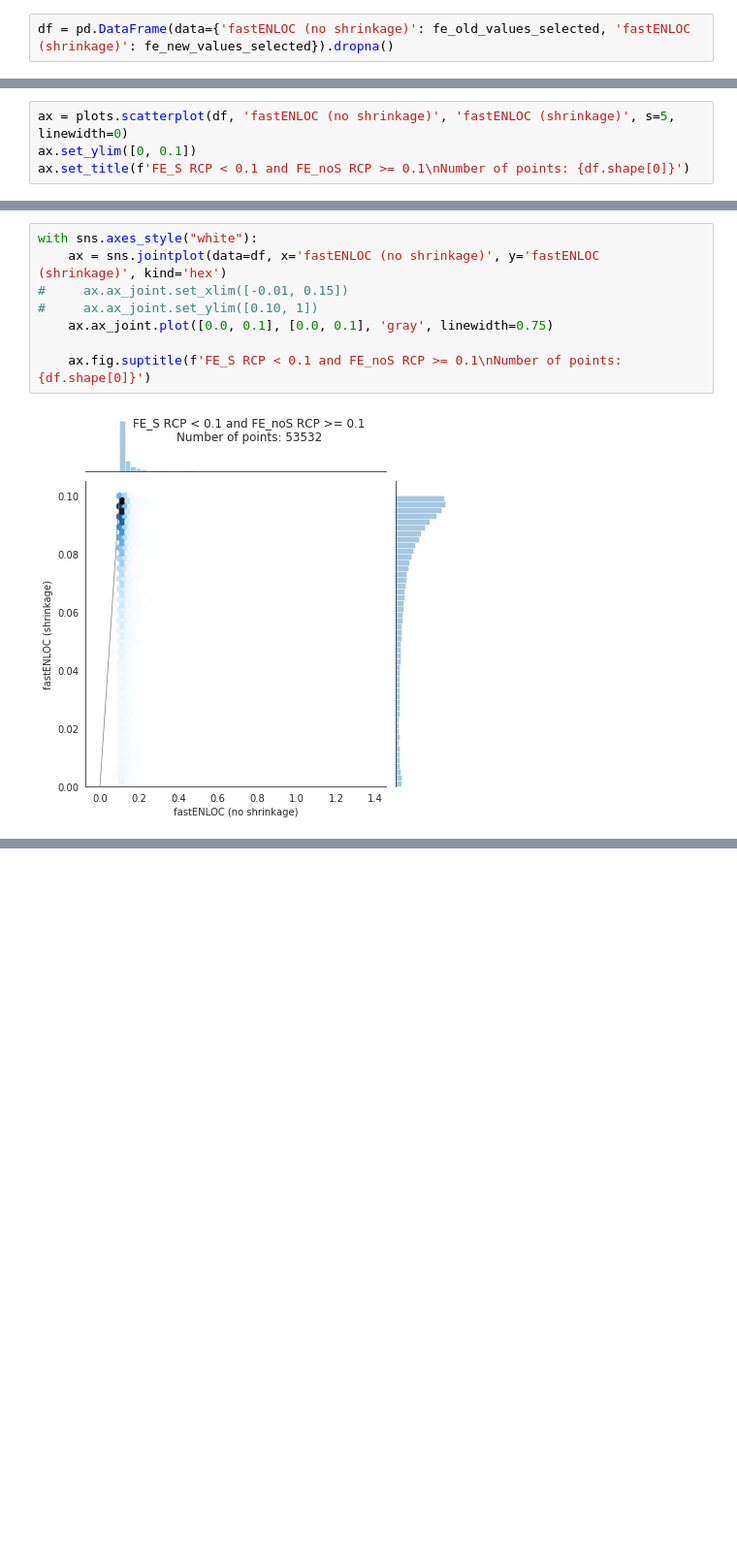
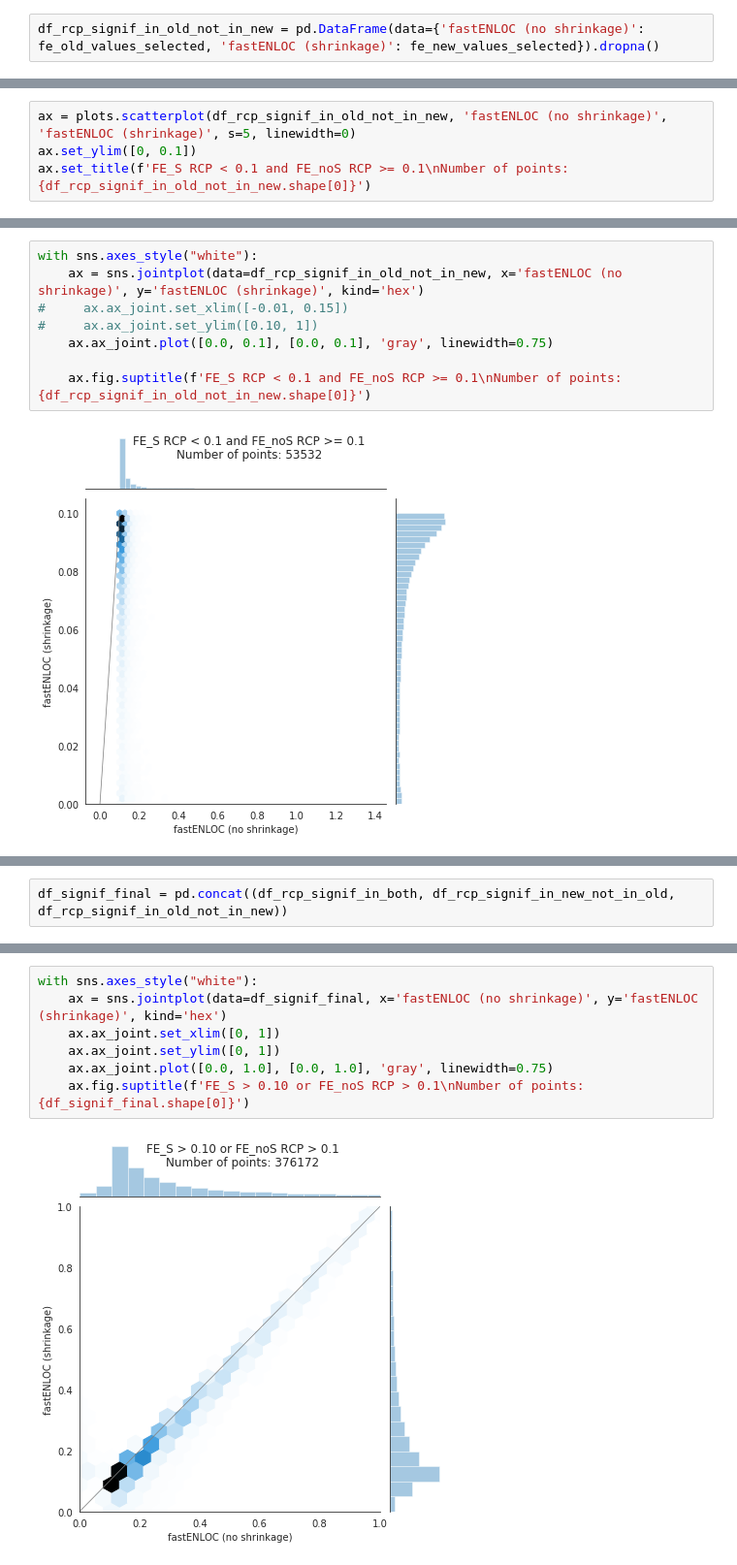
Before and after one commit to hakyimlab/phenomexcan, a Jupyter notebook: scripts/150_validation/36_fastenloc_shrinkage_vs_no_shrinkage.ipynb, the cells around one changed output, grey strips where cells are left out. Shown: that part at 97% size. Drawn from its saved outputs; the diff is of its cells as text; blank space fills up the shorter version.

```diff
--- a/scripts/150_validation/36_fastenloc_shrinkage_vs_no_shrinkage.ipynb
+++ b/scripts/150_validation/36_fastenloc_shrinkage_vs_no_shrinkage.ipynb
@@ -278,5 +278,5 @@ fe_new_values_selected.shape
 # %% [output]
 (53532,)
 # %%
-df = pd.DataFrame(data={'fastENLOC (no shrinkage)': fe_old_values_selected, 'fastENLOC (shrinkage)': fe_new_values_selected}).dropna()
+df_rcp_signif_in_old_not_in_new = pd.DataFrame(data={'fastENLOC (no shrinkage)': fe_old_values_selected, 'fastENLOC (shrinkage)': fe_new_values_selected}).dropna()
 # %%
@@ -298,9 +298,9 @@ df.describe()
 # %% [markdown]
 ### Scatter plot
 # %%
-ax = plots.scatterplot(df, 'fastENLOC (no shrinkage)', 'fastENLOC (shrinkage)', s=5, linewidth=0)
+ax = plots.scatterplot(df_rcp_signif_in_old_not_in_new, 'fastENLOC (no shrinkage)', 'fastENLOC (shrinkage)', s=5, linewidth=0)
 ax.set_ylim([0, 0.1])
-ax.set_title(f'FE_S RCP < 0.1 and FE_noS RCP >= 0.1\nNumber of points: {df.shape[0]}')
+ax.set_title(f'FE_S RCP < 0.1 and FE_noS RCP >= 0.1\nNumber of points: {df_rcp_signif_in_old_not_in_new.shape[0]}')
 # %% [output]
 Text(0.5, 1.0, 'FE_S RCP < 0.1 and FE_noS RCP >= 0.1\nNumber of points: 53532')
 [figure]
@@ -308,11 +308,11 @@ Text(0.5, 1.0, 'FE_S RCP < 0.1 and FE_noS RCP >= 0.1\nNumber of points: 53532')
 ### Hexbin plot
 # %%
 with sns.axes_style("white"):
-    ax = sns.jointplot(data=df, x='fastENLOC (no shrinkage)', y='fastENLOC (shrinkage)', kind='hex')
+    ax = sns.jointplot(data=df_rcp_signif_in_old_not_in_new, x='fastENLOC (no shrinkage)', y='fastENLOC (shrinkage)', kind='hex')
 #     ax.ax_joint.set_xlim([-0.01, 0.15])
 #     ax.ax_joint.set_ylim([0.10, 1])
     ax.ax_joint.plot([0.0, 0.1], [0.0, 0.1], 'gray', linewidth=0.75)
 
-    ax.fig.suptitle(f'FE_S RCP < 0.1 and FE_noS RCP >= 0.1\nNumber of points: {df.shape[0]}')
+    ax.fig.suptitle(f'FE_S RCP < 0.1 and FE_noS RCP >= 0.1\nNumber of points: {df_rcp_signif_in_old_not_in_new.shape[0]}')
 # %% [output]
 [figure]
@@ -318,0 +343,2 @@ with sns.axes_style("white"):
+# %%
+df_signif_final = pd.concat((df_rcp_signif_in_both, df_rcp_signif_in_new_not_in_old, df_rcp_signif_in_old_not_in_new))
@@ -318,0 +377,9 @@ with sns.axes_style("white"):
+# %%
+with sns.axes_style("white"):
+    ax = sns.jointplot(data=df_signif_final, x='fastENLOC (no shrinkage)', y='fastENLOC (shrinkage)', kind='hex')
+    ax.ax_joint.set_xlim([0, 1])
+    ax.ax_joint.set_ylim([0, 1])
+    ax.ax_joint.plot([0.0, 1.0], [0.0, 1.0], 'gray', linewidth=0.75)
+    ax.fig.suptitle(f'FE_S > 0.10 or FE_noS RCP > 0.1\nNumber of points: {df_signif_final.shape[0]}')
+# %% [output]
+[figure, added]
```
Also changed, not shown: parts of 26 cells of this notebook.
